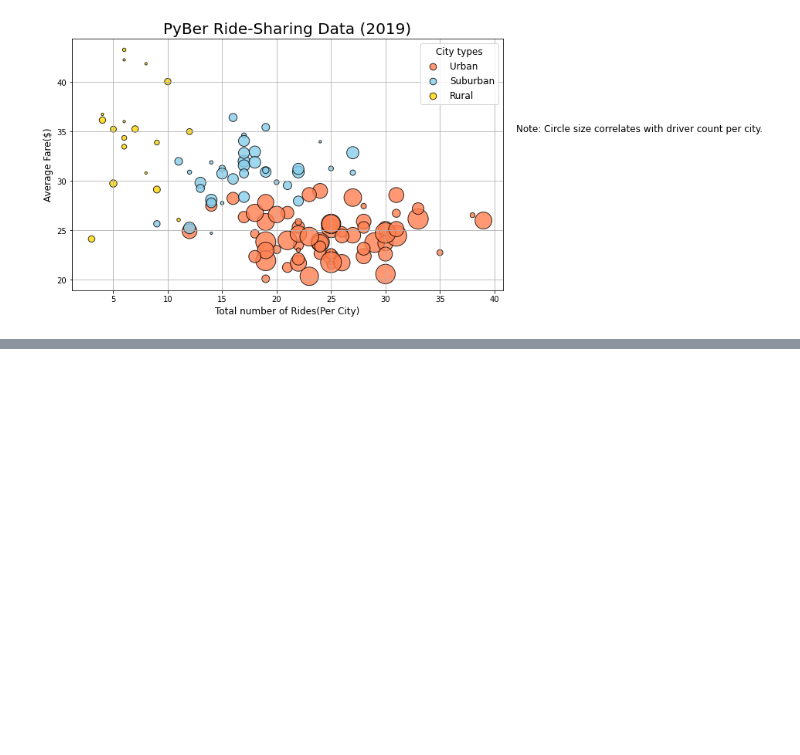
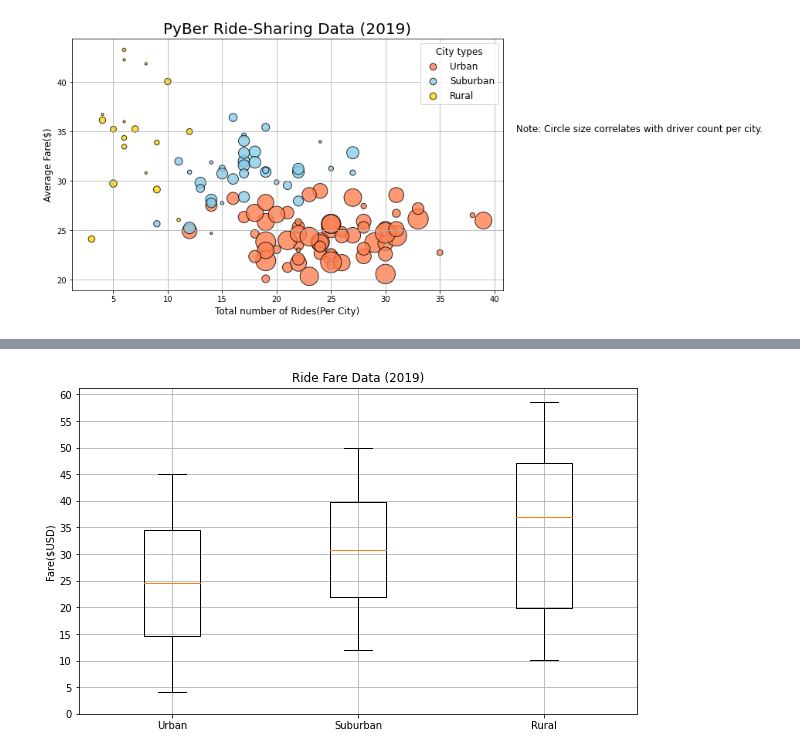
Before and after one commit to raneymjohnGit/PyBer_Analysis, a Jupyter notebook: PyBer.ipynb, the cells around one changed output, grey strips where cells are left out. Cells and saved outputs as stored; diff of their text form; code cells hidden in the pictures; blank space fills up the shorter version.

```diff
--- a/Resources/PyBer.ipynb
+++ b/PyBer.ipynb
@@ -411,0 +592,4 @@ plt.show()
+# %%
+# Get the fares for the suburban cities.
+suburban_fares = suburban_cities_df["fare"]
+suburban_fares.head()
@@ -411,0 +617,4 @@ plt.show()
+# %%
+# Get the fares for the suburban cities.
+rural_fares = rural_cities_df["fare"]
+rural_fares.head()
@@ -411,0 +778,16 @@ plt.show()
+# %%
+# Add all ride count box-and-whisker plots to the same graph.
+x_labels = ["Urban", "Suburban","Rural"]
+ride_count_data = [urban_fares, suburban_fares, rural_fares]
+fig, ax = plt.subplots(figsize=(10, 6))
+ax.set_title('Ride Fare Data (2019)')
+ax.set_ylabel('Number of Rides')
+ax.set_ylabel("Fare($USD)")
+ax.boxplot(ride_count_data, labels=x_labels)
+ax.set_yticks(np.arange(0, 61, step=5.0))
+ax.grid()
+# Save the figure.
+plt.savefig("analysis/Fig3.png")
+plt.show()
+# %% [output]
+[figure, added]
```
Also changed, not shown: parts of 40 cells of this notebook, 3 other files.
